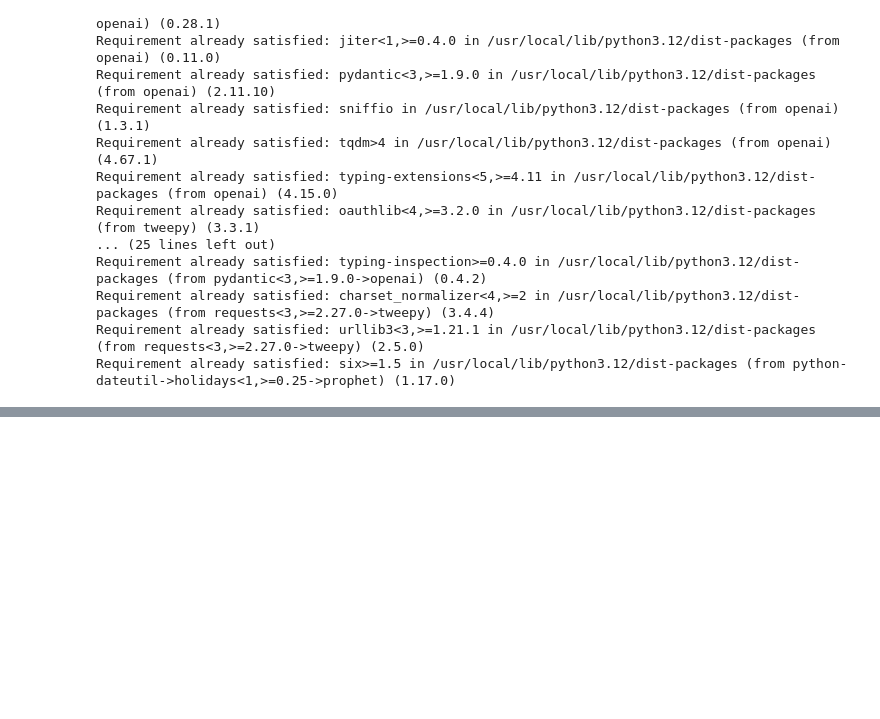
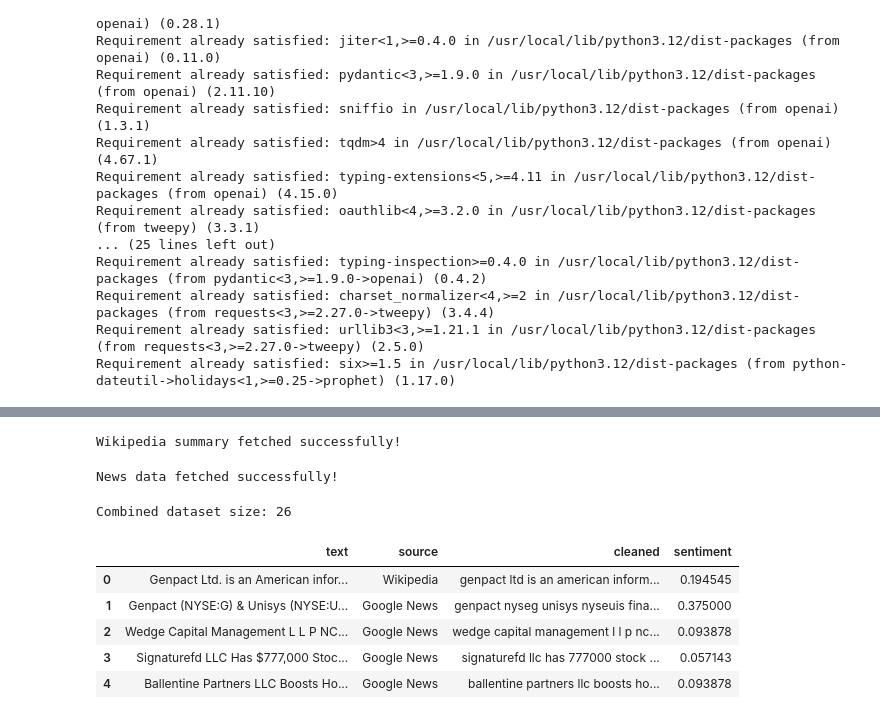
Before and after one commit to janmejay484/real-time-industry-insight-ai, a Jupyter notebook: Realtime_Industry_Insight_AI.ipynb, the cells around one changed output, grey strips where cells are left out. Saved outputs shown, nothing was run; the diff lists cells and outputs as text; code cells hidden in the pictures; blank space fills up the shorter version.

```diff
--- a/Realtime_Industry_Insight_AI.ipynb
+++ b/Realtime_Industry_Insight_AI.ipynb
@@ -45,0 +89,24 @@ print("✅ Environment ready!")
+# %%
+wiki = wikipediaapi.Wikipedia(user_agent='MyWikipediaApp/1.0', language='en')
+page = wiki.page(company)
+wiki_text = page.summary
+
+df_wiki = pd.DataFrame([[wiki_text, "Wikipedia"]], columns=["text", "source"])
+print("Wikipedia summary fetched successfully!")
+# %% [output]
+Wikipedia summary fetched successfully!
+# %%
+newsapi = NewsApiClient(api_key='1e2314f549e24f26a8335db1186ce244')
+articles = newsapi.get_everything(q=company, language='en', page_size=25)
+
+news_list = [[a['title'] + " " + str(a['description']), "Google News"]
+             for a in articles['articles']]
+df_news = pd.DataFrame(news_list, columns=["text", "source"])
+print("News data fetched successfully!")
+# %% [output]
+News data fetched successfully!
+# %%
+df_all = pd.concat([df_wiki, df_news], ignore_index=True)
+print("Combined dataset size:", len(df_all))
+# %% [output]
+Combined dataset size: 26
@@ -45,0 +121,10 @@ print("✅ Environment ready!")
+# %%
+df_all["sentiment"] = df_all["cleaned"].apply(lambda x: TextBlob(x).sentiment.polarity)
+df_all.head()
+# %% [output]
+|  | text | source | cleaned | sentiment |
+| 0 | Genpact Ltd. is an American infor... | Wikipedia | genpact ltd is an american inform... | 0.194545 |
+| 1 | Genpact (NYSE:G) & Unisys (NYSE:U... | Google News | genpact nyseg unisys nyseuis fina... | 0.375000 |
+| 2 | Wedge Capital Management L L P NC... | Google News | wedge capital management l l p nc... | 0.093878 |
+| 3 | Signaturefd LLC Has $777,000 Stoc... | Google News | signaturefd llc has 777000 stock ... | 0.057143 |
+| 4 | Ballentine Partners LLC Boosts Ho... | Google News | ballentine partners llc boosts ho... | 0.093878 |
```
Also changed, not shown: parts of 9 cells of this notebook.
